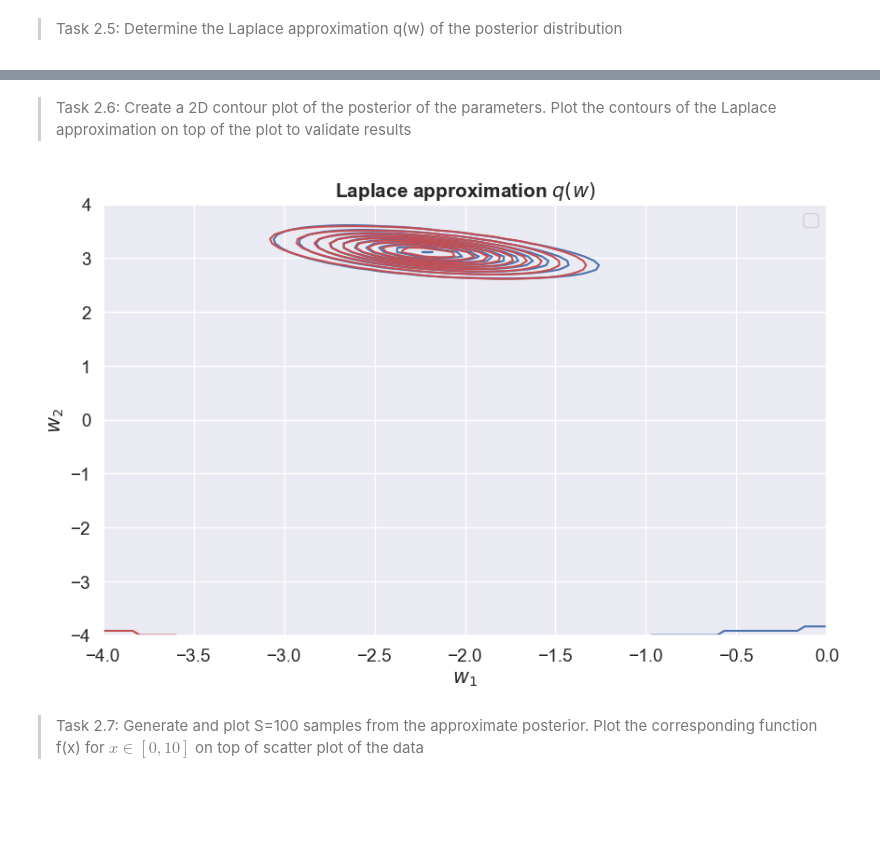
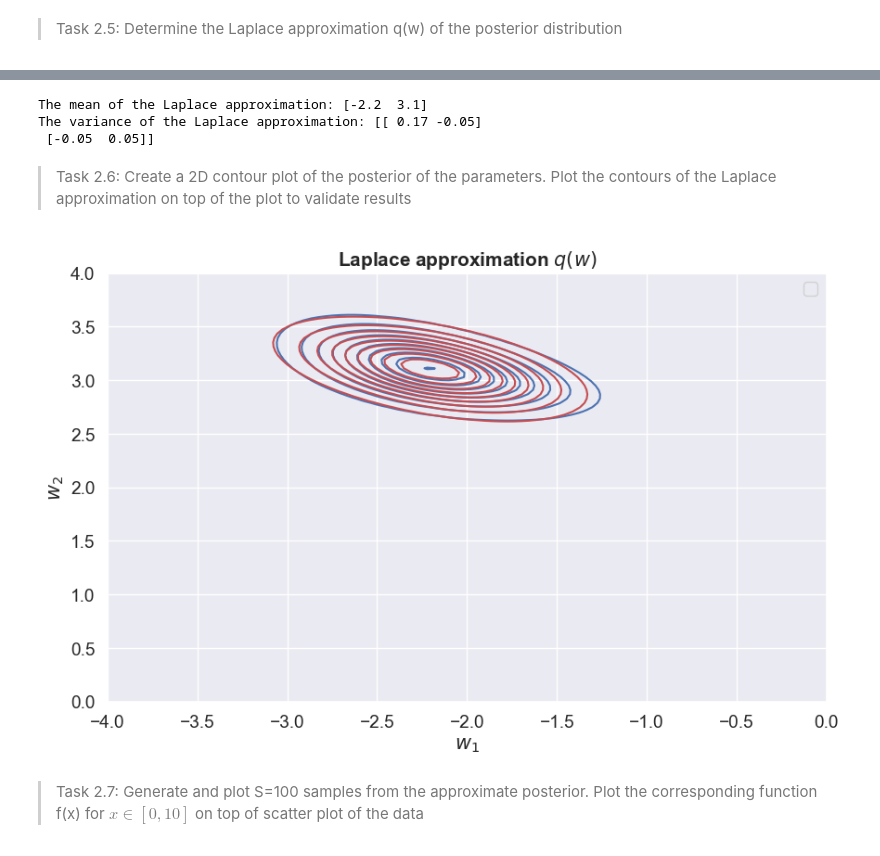
Before and after one commit to bellaVbsVbee/BayesianML, a Jupyter notebook: assignment2.ipynb, the cells around one changed output, grey strips where cells are left out. Cells and saved outputs as stored; diff of their text form; code cells hidden in the pictures; blank space fills up the shorter version.

```diff
--- a/assignment2.ipynb
+++ b/assignment2.ipynb
@@ -279,8 +287,4 @@ fasjasd
-# %% [markdown]
-> Task 2.6: Create a 2D contour plot of the posterior of the parameters. Plot the contours of the Laplace approximation on top of the plot to validate results
 # %%
-from scipy.optimize import approx_fprime
-
 class mGaussian(object):
     def __init__(self, x, y, N, tau, beta):
 
@@ -296,8 +300,6 @@ class mGaussian(object):
 
     def log_joint(self, w_):
         """ evaluates and return the log joint p(y, theta_) """
-        # return (self.alpha0 + self.y - 1)*jnp.log(theta_) + (self.beta0 + self.N - self.y - 1)*jnp.log(1-theta_)
-        # w0, w1 = w_[0], w_[1]
         if w_.ndim == 2:
             w0, w1 = w_[:, 0], w_[:, 1]
         else:
@@ -307,11 +309,7 @@ class mGaussian(object):
 
     def grad(self, w_):
         """ evaluates and return the gradient of the log joint p(y, theta) write to theta evaluated at theta_ """
-        # return (self.alpha0 + self.y - 1)/theta_ - (self.beta0 + self.N - self.y - 1)/(1 - theta_)
         w0, w1 = w_[0], w_[1]
-        # sigs = sigmoid(x+w0)
-        # gradient = jnp.array([-w0/tau**2 + beta*jnp.sum(w1**2*sigs**3 - jnp.matmul((w1**2 + w1*y),sigs) + jnp.matmul(w1*y,sigs)),
-        #                       -w1/tau**2 + beta*jnp.sum(jnp.matmul(y,sigs) - w1*sigs**2)])
         v = sigmoid(x+w0)
         gradient = jnp.array([-w0/tau**2 + beta*jnp.sum((y-w1*v)*v*(1-v)*w1),
                               -w1/tau**2 + beta*jnp.sum((y-w1*v)*v)])
@@ -320,22 +318,14 @@ class mGaussian(object):
 
     def hessian(self, w_):
         """ evaluates and return the hessian of the log joint p(y, theta) write to theta evaluated at theta_ """
-        # return -(self.alpha0 + self.y - 1)/theta_**2 - (self.beta0 + self.N - self.y - 1)/(1-theta_)**2
         w0, w1 = w_[0], w_[1]
         v = sigmoid(x+w0)
-        # hess = jnp.array([[-tau**(-2) + beta*jnp.sum(-3*w1**6*sigs**4 + jnp.matmul((3*w1**6 + 2*w1**2 + 2*w1*y), sigs**3) - jnp.matmul((3*w1*y+2*w1**2),sigs**2) + jnp.matmul(w1*y, sigs)),
-        #                     beta*jnp.sum(2*w1*sigs**3 - jnp.matmul(2*w1+y, sigs**2 + jnp.matmul(y, sigs))) ],
-        #                     [beta*jnp.sum(jnp.matmul(2*w1-y,sigs**2) + jnp.matmul(y-2*w1, sigs)),
-        #                     -tau**(-2) + beta*jnp.sum(-sigs**2) ]])
-        hess = jnp.array([[-tau**(-2) + beta*jnp.sum(-w1**2 * (v*(1-v))**2 + (1-2*v)*v*(1-v)*w1*(y-w1*v)),
-                            beta*jnp.sum(v*(1-v)*(y-2*w1*v))],
-                            [beta*jnp.sum(v*(1-v)*(y-2*w1*v)),
-                            -tau**(-2) - beta*jnp.sum(v**2)]])
+        hess = jnp.array([[-tau**(-2) + beta*jnp.sum(-w1**2 * (v*(1-v))**2 + (1-2*v)*v*(1-v)*w1*(y-w1*v)), beta*jnp.sum(v*(1-v)*(y-2*w1*v))],
+                          [beta*jnp.sum(v*(1-v)*(y-2*w1*v)), -tau**(-2) - beta*jnp.sum(v**2)]])
         return hess
 
     def get_MAP(self):
         init_w = np.zeros(2)
-        # init_w = np.random.randn(2)
 
         results = minimize(
             lambda x: -self.log_joint(x),
@@ -352,46 +371,25 @@ class mGaussian(object):
+# %%
+print(f"The mean of the Laplace approximation: {jnp.round(laplace.posterior_mean,2)}")
+print(f"The variance of the Laplace approximation: {jnp.round(laplace.posterior_cov,2)}")
+# %% [output]
+The mean of the Laplace approximation: [-2.2  3.1]
+The variance of the Laplace approximation: [[ 0.17 -0.05]
+ [-0.05  0.05]]
+# %% [markdown]
+> Task 2.6: Create a 2D contour plot of the posterior of the parameters. Plot the contours of the Laplace approximation on top of the plot to validate results
 # %%
-from scipy.stats import multivariate_normal as mvn
-class LaplaceApproximation(object):
-
-    def __init__(self, model):
-        """ implements a laplace approximain q(w) = N(m, S), where m is the posterior mean and S is the posterior covariance """
-
-        # store model
-        self.model = model
-
-        # implement Laplace approximation
-        self.posterior_mean = model.w_MAP
-        self.posterior_hessian = model.hessian(model.w_MAP)
-        self.posterior_cov = -jnp.linalg.inv(self.posterior_hessian)
-
-        # sanity check for dimensions
-        assert self.posterior_mean.shape == (model.D,), f"The shape of the posterior mean appears wrong. Check your implementaion."
-        assert self.posterior_hessian.shape == (model.D, model.D), f"The shape of the posterior Hessian appears wrong. Check your implementaion."
-        assert self.posterior_cov.shape == (model.D, model.D), f"The shape of the posterior covariance appears wrong. Check your implementaion."
-
-    def log_pdf(self, w):
-        """ evaluate approximate posterior density at w """
-        return mvn.logpdf(w, self.posterior_mean.ravel(), self.posterior_cov)
-
-    def posterior_samples(self, key, num_samples):
-        """ generate samples from posterior distribution """
-        return random.multivariate_normal(key, self.posterior_mean, self.posterior_cov, shape=(num_samples, ))
-
-model = mGaussian(x, y,  N, tau, beta)
-laplace = LaplaceApproximation(model)
-
 # prep grid
-dim1, dim2 = jnp.linspace(-4, 0, 100), jnp.linspace(-4, 4, 100)
+dim1, dim2 = jnp.linspace(-4, 0, 100), jnp.linspace(0, 4, 100)
 grid_log_joint = Grid2D(dim1, dim2, model.log_joint,  name='Posterior distribution $p(w|y)$')
 grid_log_laplace = Grid2D(dim1, dim2, laplace.log_pdf, name='Laplace approximation $q(w)$')
 
 # plot
 fig, ax = plt.subplots(1, 1, figsize=(10, 6))
 grid_log_joint.plot_contours(ax, f=jnp.exp) # Plots the posterior in original data space
 grid_log_laplace.plot_contours(ax, f=jnp.exp, color='r')
 ax.legend();
 # %% [output]
-[figure, old version]
+[figure, new version]
 # %% [markdown]
 > Task 2.7: Generate and plot S=100 samples from the approximate posterior. Plot the corresponding function f(x) for $x\in[0,10]$ on top of scatter plot of the data
 # %%
```
Also changed, not shown: parts of 8 cells of this notebook, 7 other files.
